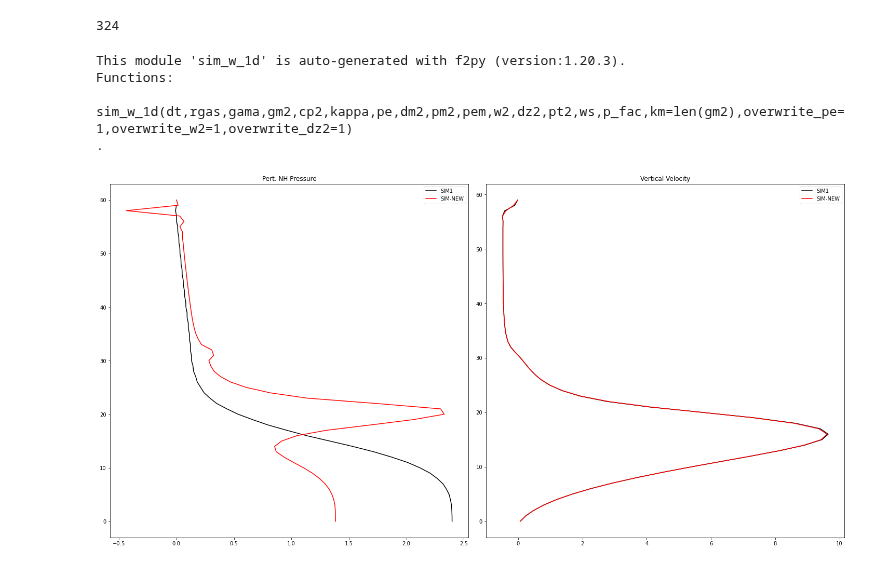
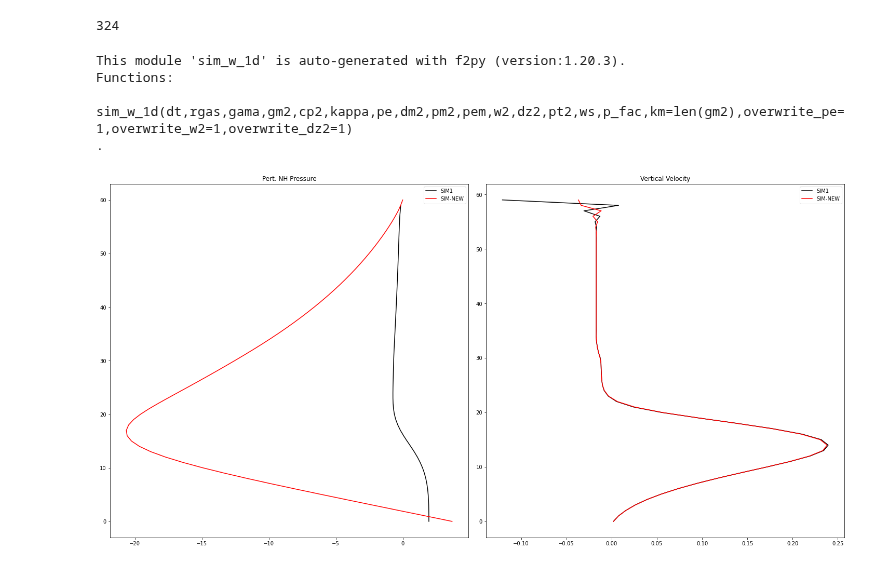
Before and after one commit to louiswicker/CAM_analysis_tools, a Jupyter notebook: nh_utils/nh_tests_new.ipynb, the cells around one changed output. Drawn from its saved outputs; the diff is of its cells as text; code cells hidden in the pictures.

```diff
--- a/nh_utils/nh_tests_new.ipynb
+++ b/nh_utils/nh_tests_new.ipynb
@@ -297,7 +297,7 @@ kappa = 0.285735616165638
 p_fac = 0.000000000000000
 ws    = 0.0
 
-time = 300
+time = 10
 
 pe = np.zeros((nz+1,), dtype='float32')
 pe[1:] = before['pe'][time,:]
@@ -309,33 +309,33 @@ w2  = before['w2'][time,:].copy()
 # print(np.obj2sctype(w2))
 
 sim_w_1d.sim_w_1d(dt, rgas, gama, before['gm2'][time,:], before['cp2'][time,:], kappa, pe, \
-                                                         before['dm2'][time,:], before['pm2'][time,:], before['pem'][time,:], \
-                                                         w2,  dz2, before['pt2'][time,:], ws, p_fac)
+                                  before['dm2'][time,:], before['pm2'][time,:], before['pem'][time,:], \
+                                  w2,  dz2, before['pt2'][time,:], ws, p_fac)
 
 #write_Z_profile(data,data_keys = ['OLD_PE', 'NEW_PE', 'OLD_DZ', 'NEW_DZ', 'OLD_W', 'NEW_W'] )
 
 km = w2.shape[0]
 
 fig, axes = plt.subplots(1,2, constrained_layout=True,figsize=(20,10))
 
 ax = axes[0]
 
 ax.plot(0.01*after['pe'][time,::-1], np.arange(km), color='k', label='SIM1')
 ax.plot(0.01*pe[::-1], np.arange(km+1), color='r', label='SIM-NEW')
 ax.set_title('Pert. NH Pressure')
 ax.legend()
 
 ax = axes[1]
 
 ax.plot(after['w2'][time,::-1], np.arange(km), color='k', label='SIM1')
 ax.plot(w2[::-1], np.arange(km), color='r', label='SIM-NEW')
 ax.set_title('Vertical Velocity')
 ax.legend()
 
 plt.show()
 # %% [output]
 This module 'sim_w_1d' is auto-generated with f2py (version:1.20.3).
 Functions:
   sim_w_1d(dt,rgas,gama,gm2,cp2,kappa,pe,dm2,pm2,pem,w2,dz2,pt2,ws,p_fac,km=len(gm2),overwrite_pe=1,overwrite_w2=1,overwrite_dz2=1)
 .
-[figure, old version]
+[figure, new version]
```
Also changed, not shown: parts of 1 cell of this notebook, 1 other file.
